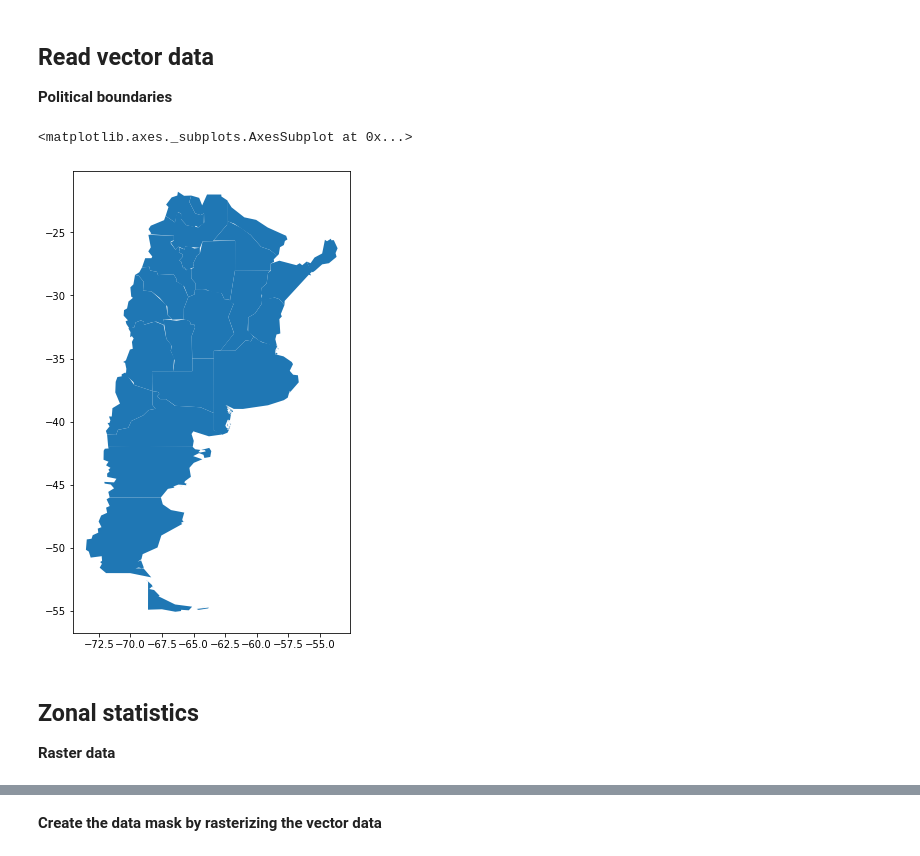
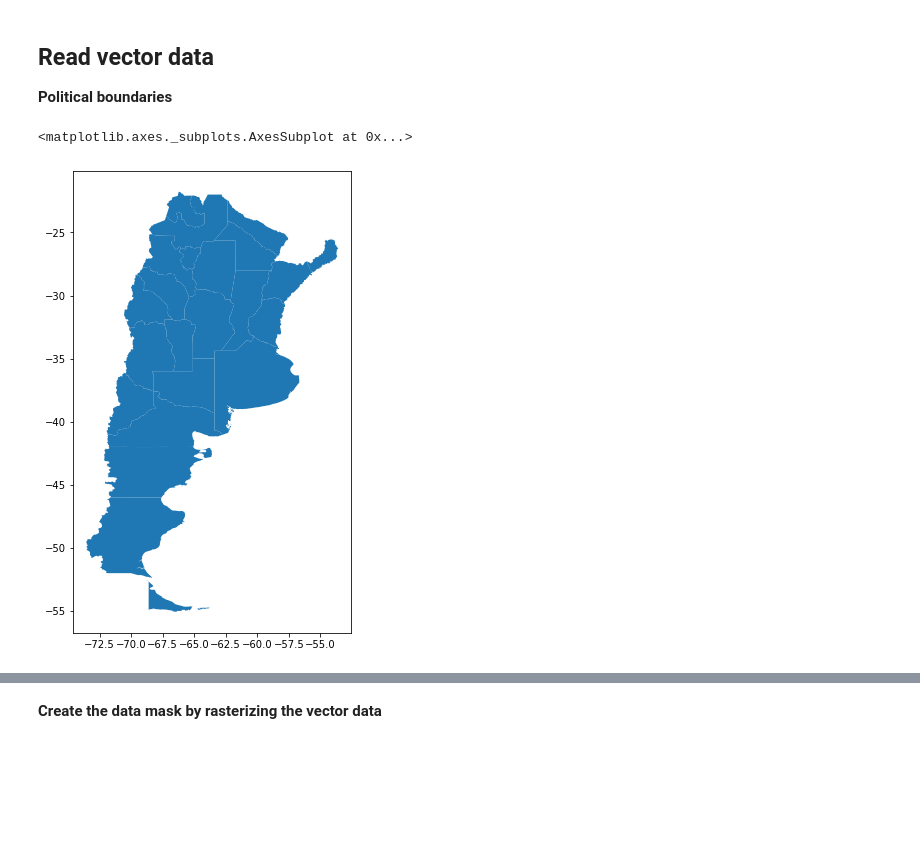
Before and after one commit to Vizzuality/soils-revealed-data, a Jupyter notebook: processing/precalculations_with_zarrs.ipynb, the cells around one changed output, grey strips where cells are left out. Drawn from its saved outputs; the diff is of its cells as text; code cells hidden in the pictures; blank space fills up the shorter version.

```diff
--- a/processing/precalculations_with_zarrs.ipynb
+++ b/processing/precalculations_with_zarrs.ipynb
@@ -141,16 +269,13 @@ Wall time: 38.7 s
 # %%
 account = "wri-01"
 query = "SELECT name_0, name_1, gid_0, gid_1, the_geom FROM gadm36_political_boundaries WHERE level = 1 and gid_0 = 'ARG'"
 
 df = df_from_carto(account, query)
 
-df['geometry'] = df['geometry'].apply(lambda x: x.simplify(0.1))
+#df['geometry'] = df['geometry'].apply(lambda x: x.simplify(0.05))
 
 fig, ax = plt.subplots(figsize=(16,8.5))
 df.plot(ax=ax)
 # %% [output]
 <matplotlib.axes._subplots.AxesSubplot at 0x...>
-[figure, old version]
+[figure, new version]
-# %% [markdown]
-## Zonal statistics
-**Raster data**
```
Also changed, not shown: parts of 38 cells of this notebook, 1 other file.
